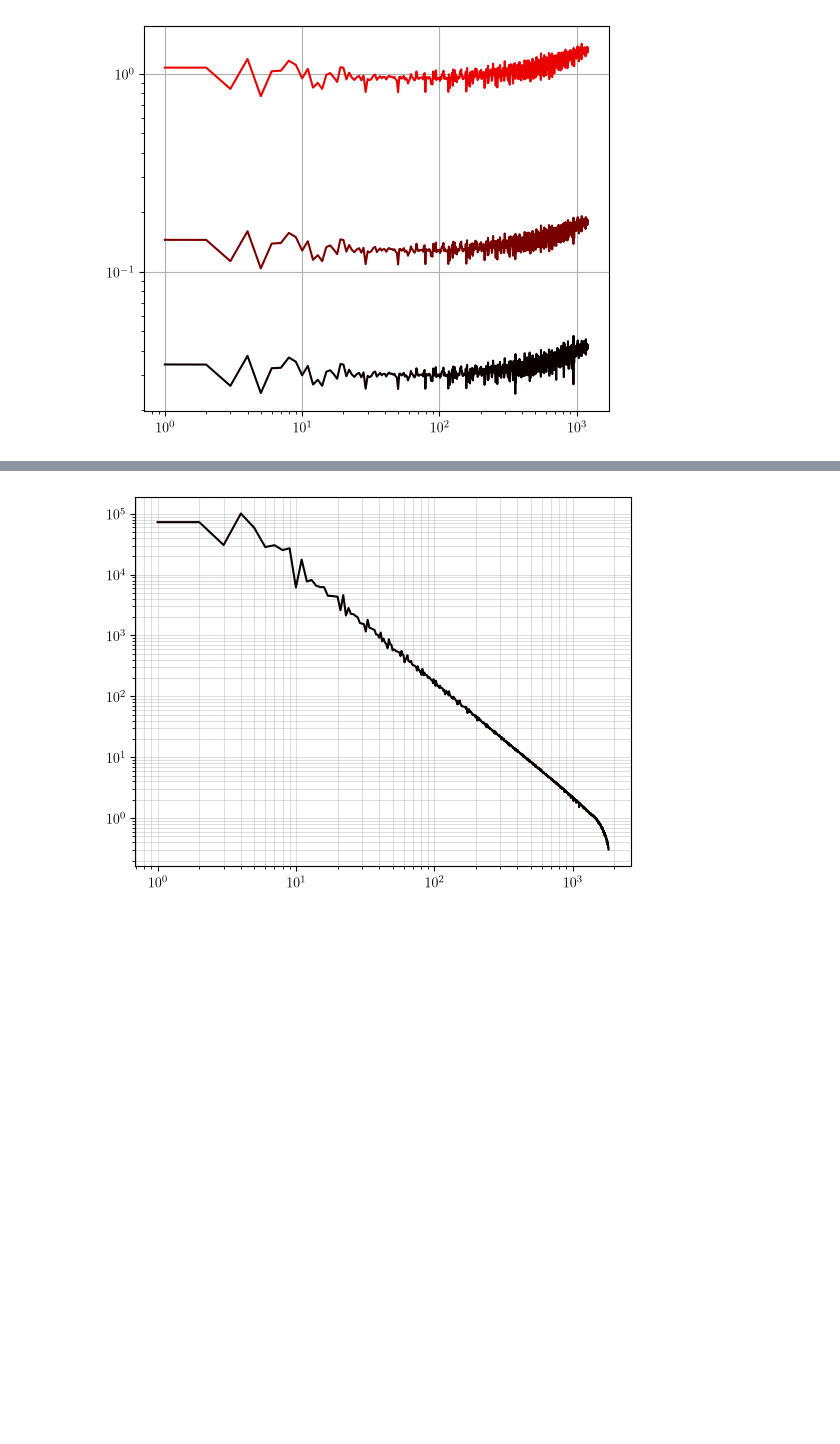
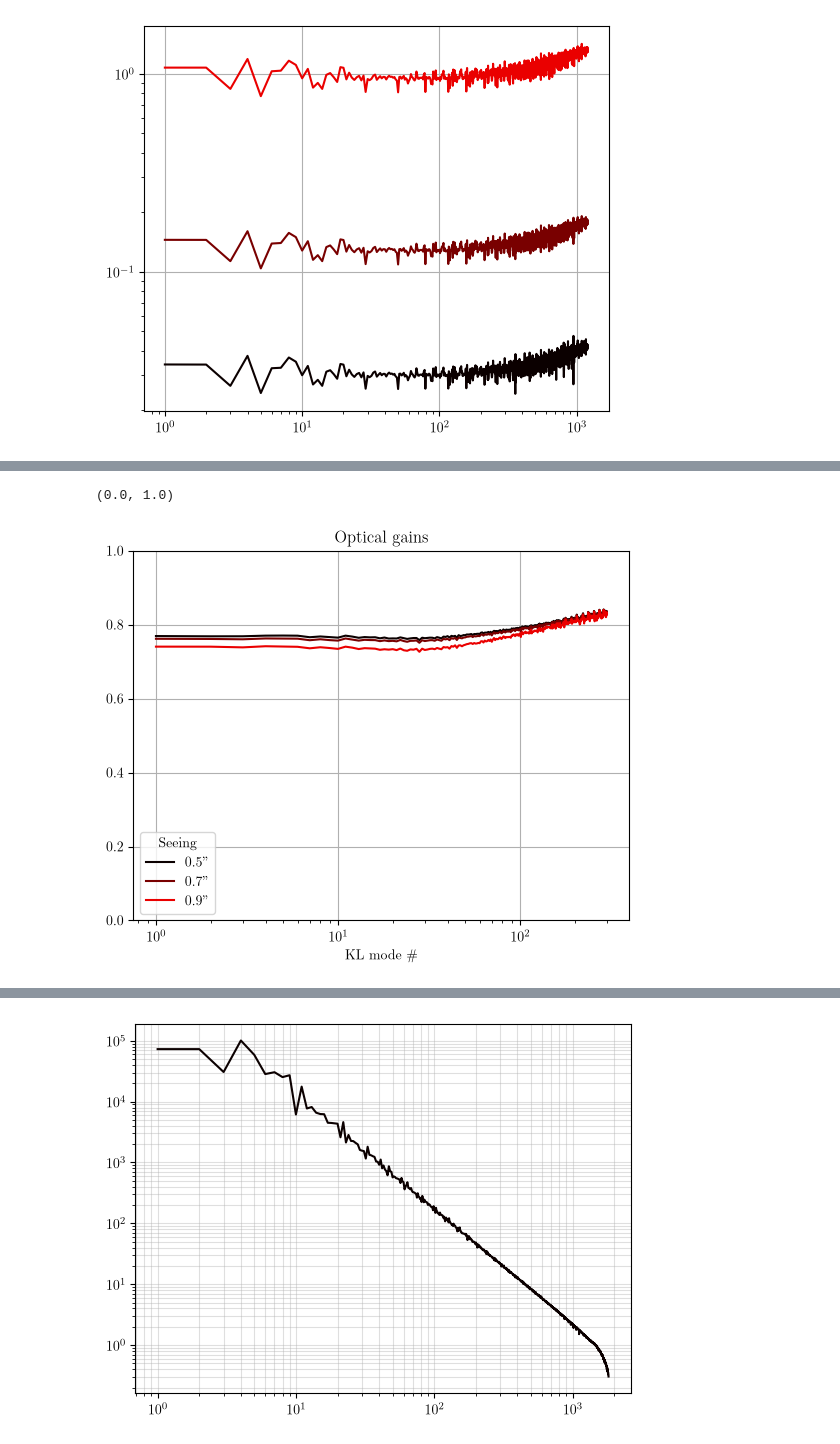
Before and after one commit to Menessao/SPECULA, a Jupyter notebook: config/RISTRETTO/errorBudgetPlots.ipynb, the cells around one changed output, grey strips where cells are left out. Drawn from its saved outputs; the diff is of its cells as text; code cells hidden in the pictures; blank space fills up the shorter version.

```diff
--- a/config/RISTRETTO/errorBudgetPlots.ipynb
+++ b/config/RISTRETTO/errorBudgetPlots.ipynb
@@ -81,3 +102,31 @@ plt.grid()
+# %%
+def get_ogs(rMod,n_subap,seeing,N,res:str=''):
+    rec = fits.getdata(op.join(root_dir,'rec',f'pyr{rMod:1.1f}_{n_subap:.0f}x{n_subap:.0f}_{N}modes_rec.fits'))
+    simpc = fits.getdata(op.join(root_dir,'im',f'pyr{rMod:1.1f}_{n_subap:.0f}x{n_subap:.0f}_s{seeing:1.2f}_{N}modes{res}_simpc.fits'))
+    og = np.diag(rec @ simpc)
+    return og
+
+N = 300
+og0 = get_ogs(rMod=3,n_subap=48,seeing=0.9,N=N,res='')
+og1 = get_ogs(rMod=3,n_subap=48,seeing=0.9,N=N,res='_1Nm')
+og2 = get_ogs(rMod=3,n_subap=48,seeing=0.9,N=N,res='_2Nm')
+# og3 = get_ogs(rMod=3,n_subap=48,seeing=0.9,N=N,res='_5Nm')
+
+x = np.arange(N)+1
+
+plt.figure()
+plt.semilogx(x,og0,label=r'0.5"')
+plt.semilogx(x,og1,label=r'0.7"')
+plt.semilogx(x,og2,label=r'0.9"')
+# plt.semilogx(x,og3,label=r'1.1"')
+plt.grid()
+plt.legend(loc='best',title='Seeing')
+plt.xlabel(r'KL mode \#')
+plt.title('Optical gains')
+plt.ylim([0,1])
+# %% [output]
+(0.0, 1.0)
+[figure, added]
 # %%
 def get_rec_covariance(rMod,n_subap,seeing,Nphot,RON,N,res:str='',doplot:bool=False):
 
```
Also changed, not shown: parts of 6 cells of this notebook, 9 other files.
